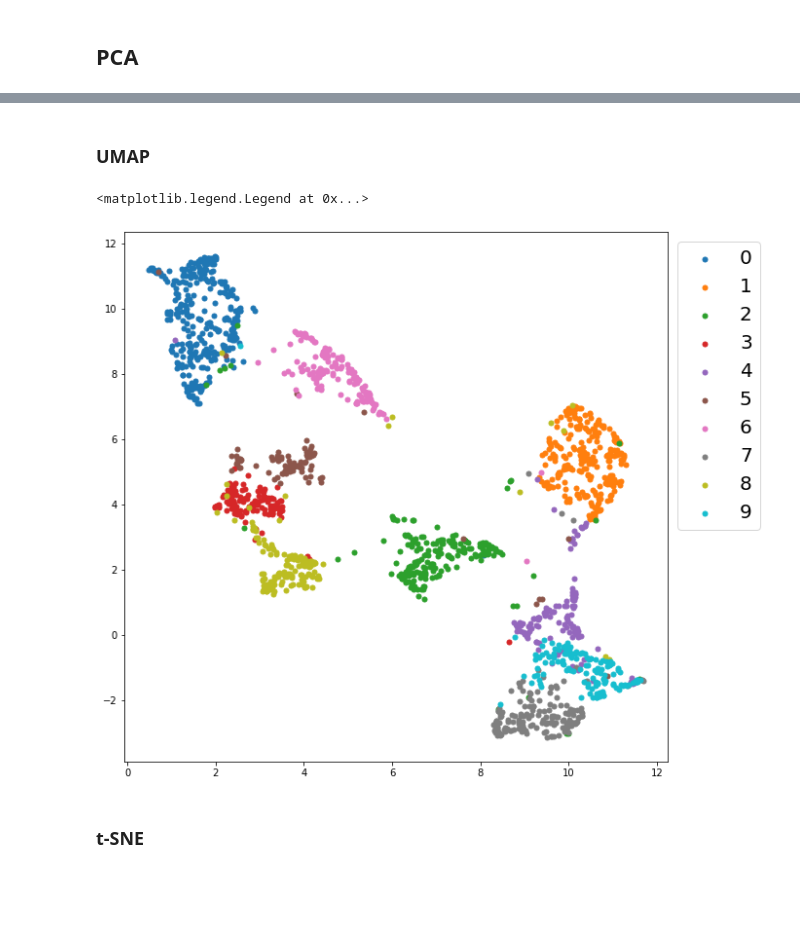
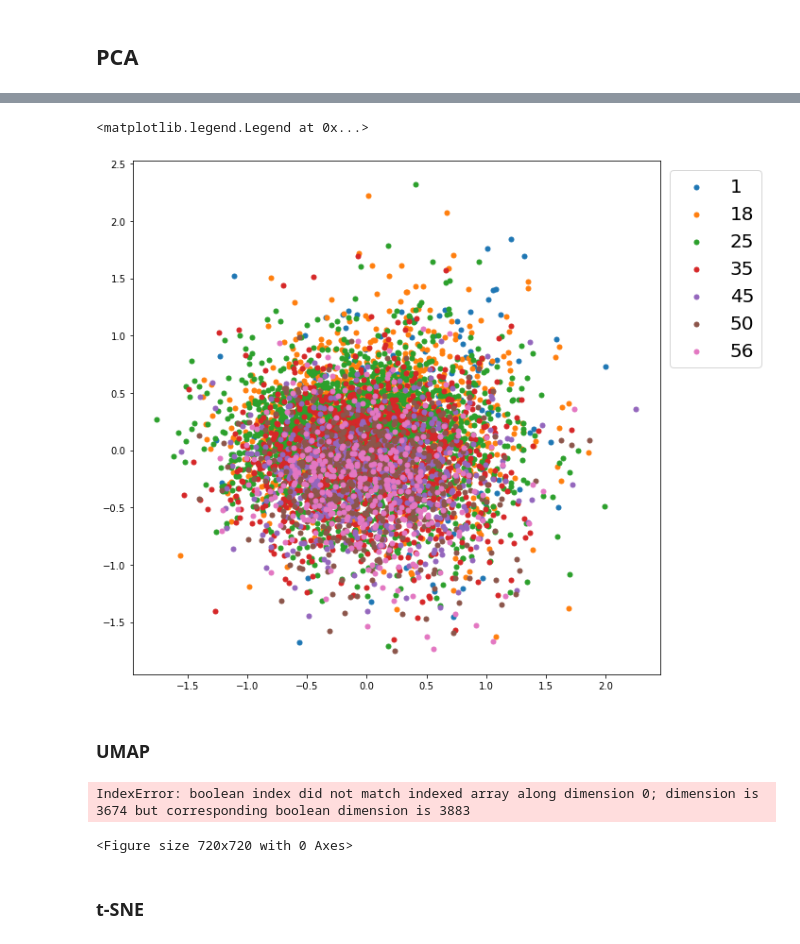
Before and after one commit to n0rdp0l/DataMining, a Jupyter notebook: Assignment_1/assignment_with_changes.ipynb, the cells around one changed output, grey strips where cells are left out. Drawn from its saved outputs; the diff is of its cells as text; code cells hidden in the pictures; blank space fills up the shorter version.

Commit message:
corrected some errors

```diff
--- a/Assignment_1/assignment_with_changes.ipynb
+++ b/Assignment_1/assignment_with_changes.ipynb
@@ -132,13 +174,17 @@ plt.legend(bbox_to_anchor=(1.00, 1), loc='upper left',fontsize=20)
 # %%
 # Visualize users labelled by age
 plt.figure(figsize=(10,10))
 ages = np.unique(users['Age'])
 
 for age in ages:
-    mask = users[['Age']] == age
+    mask = np.array(users[['Age']] == age)
+    mask = [mask[i][0] for i in range(len(mask))]
     plt.scatter(PCs[mask, 0], PCs[mask, 1], label=age, s=25, alpha=1)
 
 plt.legend(bbox_to_anchor=(1.00, 1), loc='upper left',fontsize=20)
+# %% [output]
+<matplotlib.legend.Legend at 0x...>
+[figure, added]
 # %%
 # Visualize movies labelled by genre
 # %% [markdown]
@@ -151,13 +197,14 @@ X_u = umap.fit_transform(train_in)
 # %%
 plt.figure(figsize=(10,10))
 
-for i in range(10):
-    mask = train_out == i
-    plt.scatter(X_u[mask, 0], X_u[mask, 1], label=i, s=25, alpha=1)
-plt.legend(bbox_to_anchor=(1.00, 1), loc='upper left', fontsize=20)
+for genre in genres:
+    mask = np.array(genres == genre)
+    plt.scatter(X_m[mask, 0], X_m[mask, 1], label=genre, s=25, alpha=1)
+
+plt.legend(bbox_to_anchor=(1.00, 1), loc='upper left',fontsize=20)
 # %% [output]
-<matplotlib.legend.Legend at 0x...>
+IndexError: boolean index did not match indexed array along dimension 0; dimension is 3674 but corresponding boolean dimension is 3883
-[figure, removed]
+<Figure size 720x720 with 0 Axes>
 # %% [markdown]
 ### t-SNE
 # %%
```
Also changed, not shown: parts of 6 cells of this notebook, 2 other files.
